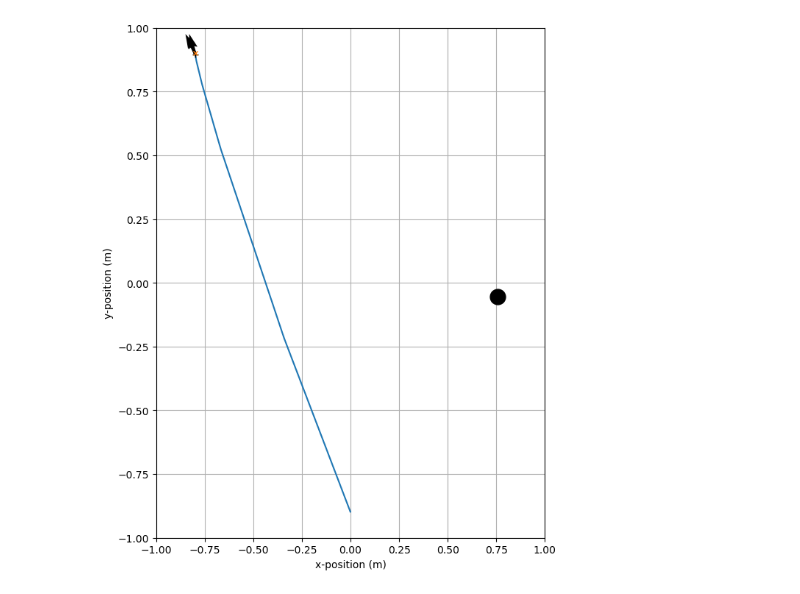
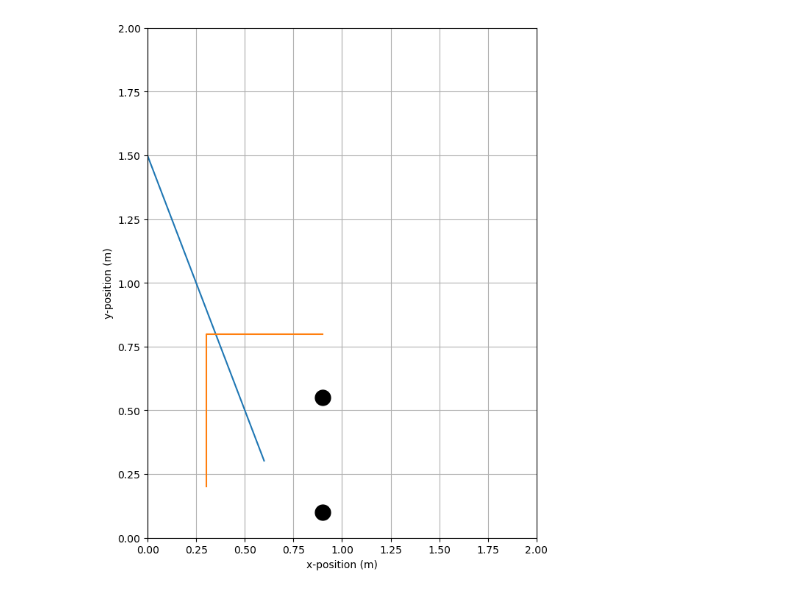
Before and after one commit to jros0020/ECE4191-Team-27, a Jupyter notebook: sim.ipynb, the cells around one changed output. Drawn from its saved outputs; the diff is of its cells as text; code cells hidden in the pictures.

```diff
--- a/sim.ipynb
+++ b/sim.ipynb
@@ -169,30 +162,46 @@ class TentaclePlanner:
 # %%
 robot = DiffDriveRobot(inertia=5, dt=0.1, drag=1, wheel_radius=0.05, wheel_sep=0.15)
 controller = RobotController(Kp=1,Ki=0.25,wheel_radius=0.05,wheel_sep=0.15)
-obstacles = 2*np.random.rand(1,2)-1 ## turn into rectangle obstacles
-print(obstacles)
-planner = TentaclePlanner(obstacles, dt=0.1,steps=5,alpha=1,beta=1e-5)
+obstacles = np.array([[0.9,0.55],[0.9,0.1]])
+planner = TentaclePlanner(obstacles, dt=0.1,steps=5)
 
 plt.figure(figsize=(15,9))
 
 poses = []
 velocities = []
 duty_cycle_commands = []
-goals_x = np.array([-0.8, 0, 0.8])
-idx = np.random.randint(0,2)
-goal_x = goals_x[idx] #top left of arena
-goal_y = 0.9
-goal_th = 90
+goals = np.array([[0.3,0.2],
+                 [0.3,0.8],
+                 [0.9,0.8]])
+goal_stage = 0
+goal_x = goals[goal_stage,0]
+goal_y = goals[goal_stage,1]
 
-for i in range(200):
+for i in range(2000):
+
 
     # Plan using tentacles
-    v,w = planner.plan(goal_x,goal_y,goal_th,robot.x,robot.y,robot.th)
-
+    direction = planner.plan(goal_x,goal_y,robot.x,robot.y,robot.th)
+    print(direction)
     duty_cycle_l,duty_cycle_r = controller.drive(v,w,robot.wl,robot.wr)
 
     # Simulate robot motion - send duty cycle command to robot
     x,y,th = robot.pose_update(duty_cycle_l,duty_cycle_r)
+
+    #Check if we reach a goal.
+    if (np.sqrt((x-goal_x)**2+(y-goal_y)**2)<0.08):
+        print(x,y)
+        print(goal_x,goal_y)
+        if(goal_stage == 2):
+            print('Final Goal Reached')
+            break
+        else:
+            print(f'Goal {goal_stage+1} reached.')
+            goal_stage = goal_stage + 1
+            goal_x = goals[goal_stage,0]
+            goal_y = goals[goal_stage,1]
+
+
 
     # Log data
     poses.append([x,y,th])
@@ -204,12 +213,10 @@ plt.clf()
 plt.subplot(1,2,1)
 plt.plot(np.array(poses)[:,0],np.array(poses)[:,1])
 plt.plot(x,y,'k',marker='+')
-plt.quiver(x,y,0.1*np.cos(th),0.1*np.sin(th))
-plt.plot(goal_x,goal_y,'x',markersize=5)
-plt.quiver(goal_x,goal_y,0.1*np.cos(goal_th),0.1*np.sin(goal_th))
+plt.plot(goals[:,0],goals[:,1])
 plt.plot(obstacles[:,0],obstacles[:,1],'ko',markersize=15)
-plt.xlim(-1,1)
-plt.ylim(-1,1)
+plt.xlim(0,2)
+plt.ylim(0,2)
 plt.xlabel('x-position (m)')
 plt.ylabel('y-position (m)')
 plt.grid()
@@ -235 +242 @@ plt.show()
-[figure, old version]
+[figure, new version]
```
Also changed, not shown: parts of 2 cells of this notebook.
